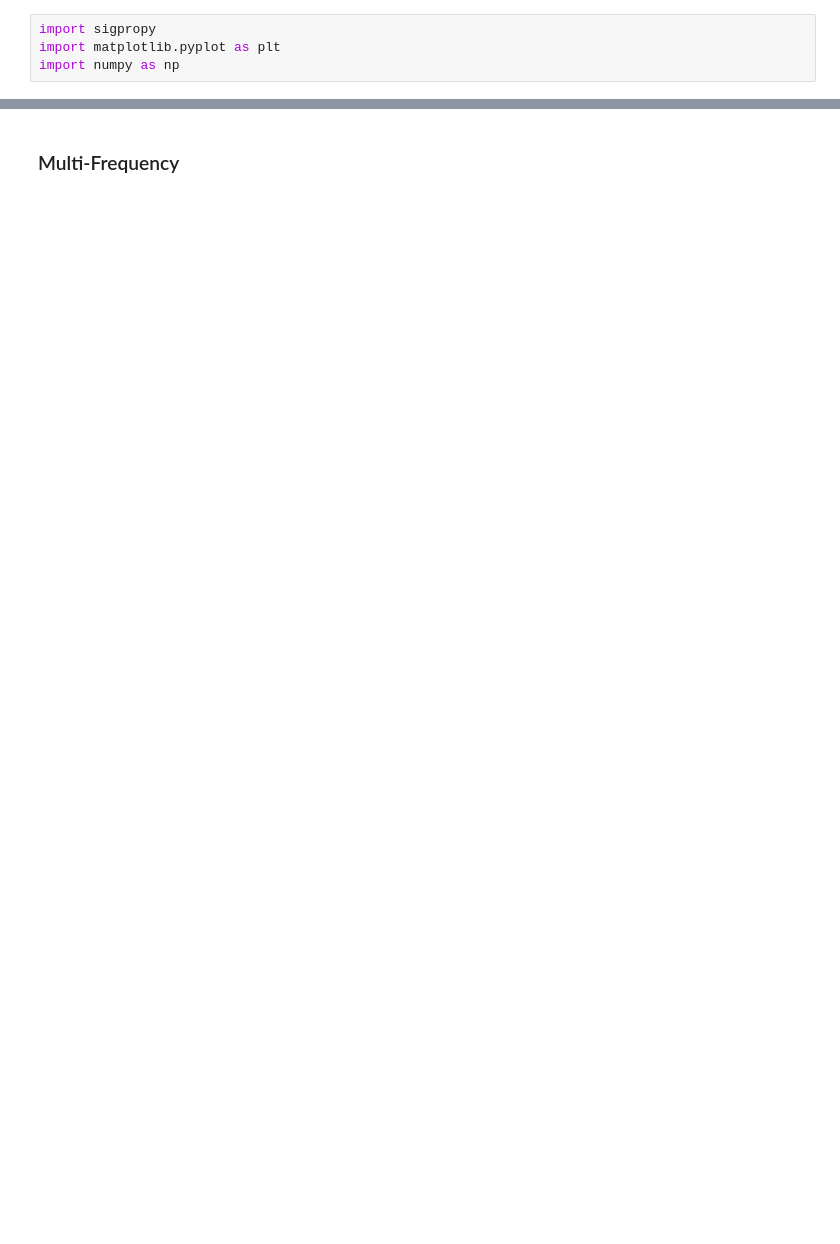
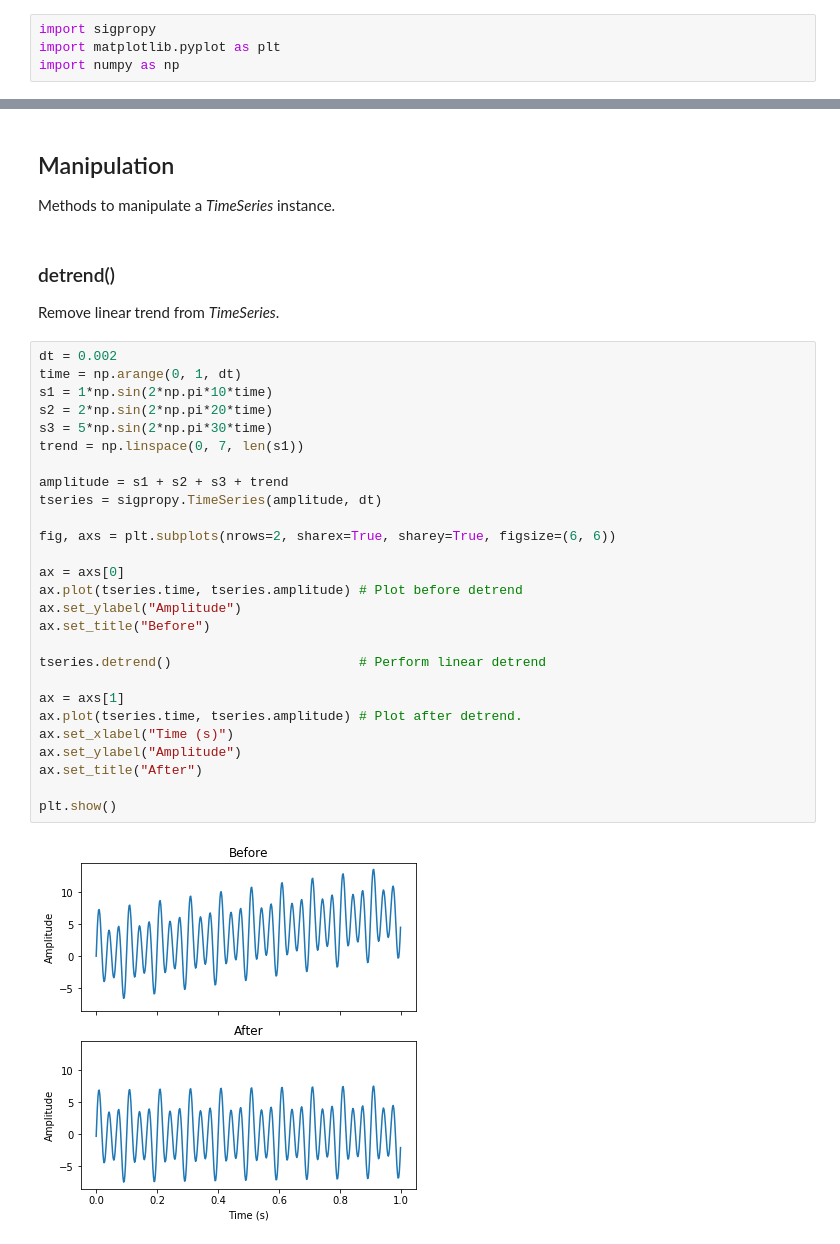
Before and after one commit to jpvantassel/sigpropy, a Jupyter notebook: examples/TimeSeries.ipynb, the cells around one changed output, grey strips where cells are left out. Drawn from its saved outputs; the diff is of its cells as text; blank space fills up the shorter version.

```diff
--- a/examples/TimeSeries.ipynb
+++ b/examples/TimeSeries.ipynb
@@ -34,2 +41,37 @@ TimeSeries(dt=0.002, amplitude=[0.         0.12533323 0.24868989 ... -0.36812455
-# %% [markdown]
-### Multi-Frequency
+# %% [markdown]
+## Manipulation
+
+Methods to manipulate a _TimeSeries_ instance.
+# %% [markdown]
+### detrend()
+
+Remove linear trend from _TimeSeries_.
+# %%
+dt = 0.002
+time = np.arange(0, 1, dt)
+s1 = 1*np.sin(2*np.pi*10*time)
+s2 = 2*np.sin(2*np.pi*20*time)
+s3 = 5*np.sin(2*np.pi*30*time)
+trend = np.linspace(0, 7, len(s1))
+
+amplitude = s1 + s2 + s3 + trend
+tseries = sigpropy.TimeSeries(amplitude, dt)
+
+fig, axs = plt.subplots(nrows=2, sharex=True, sharey=True, figsize=(6, 6))
+
+ax = axs[0]
+ax.plot(tseries.time, tseries.amplitude) # Plot before detrend
+ax.set_ylabel("Amplitude")
+ax.set_title("Before")
+
+tseries.detrend()                        # Perform linear detrend
+
+ax = axs[1]
+ax.plot(tseries.time, tseries.amplitude) # Plot after detrend.
+ax.set_xlabel("Time (s)")
+ax.set_ylabel("Amplitude")
+ax.set_title("After")
+
+plt.show()
+# %% [output]
+[figure, added]
```
Also changed, not shown: parts of 7 cells of this notebook, 3 other files.
